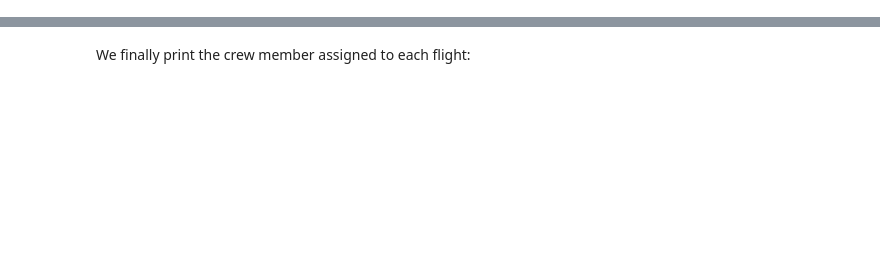
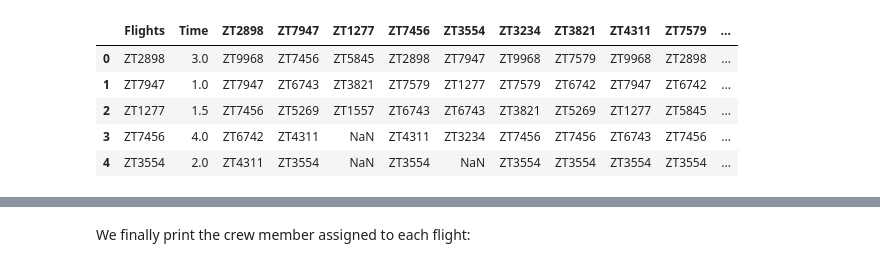
Before and after one commit to Dexterux/OR_datascience, a Jupyter notebook: flight assignment/flight_assignment.ipynb, the cells around one changed output, grey strips where cells are left out. Cells and saved outputs as stored; diff of their text form; code cells hidden in the pictures; blank space fills up the shorter version.

```diff
--- a/flight assignment/flight_assignment.ipynb
+++ b/flight assignment/flight_assignment.ipynb
@@ -60,3 +68,10 @@ crew[:2]
 # %%
-flights[:2]
+flights[:5]
+# %% [output]
+|  | Flights | Time | ZT2898 | ZT7947 | ZT1277 | ZT7456 | ZT3554 | ZT3234 | ZT3821 | ZT4311 | ZT7579 | ... |
+| 0 | ZT2898 | 3.0 | ZT9968 | ZT7456 | ZT5845 | ZT2898 | ZT7947 | ZT9968 | ZT7579 | ZT9968 | ZT2898 | ... |
+| 1 | ZT7947 | 1.0 | ZT7947 | ZT6743 | ZT3821 | ZT7579 | ZT1277 | ZT7579 | ZT6742 | ZT7947 | ZT6742 | ... |
+| 2 | ZT1277 | 1.5 | ZT7456 | ZT5269 | ZT1557 | ZT6743 | ZT6743 | ZT3821 | ZT5269 | ZT1277 | ZT5845 | ... |
+| 3 | ZT7456 | 4.0 | ZT6742 | ZT4311 | NaN | ZT4311 | ZT3234 | ZT7456 | ZT7456 | ZT6743 | ZT7456 | ... |
+| 4 | ZT3554 | 2.0 | ZT4311 | ZT3554 | NaN | ZT3554 | NaN | ZT3554 | ZT3554 | ZT3554 | ZT3554 | ... |
 # %%
```
Also changed, not shown: parts of 38 cells of this notebook, 2 other files.
